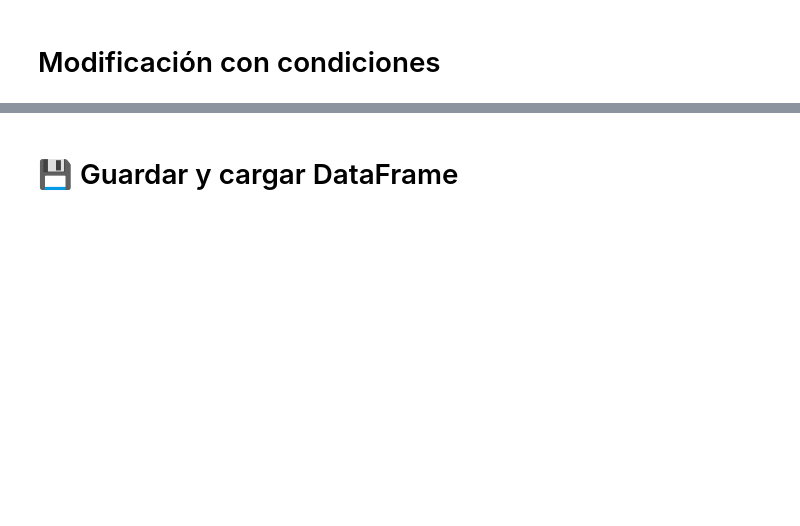
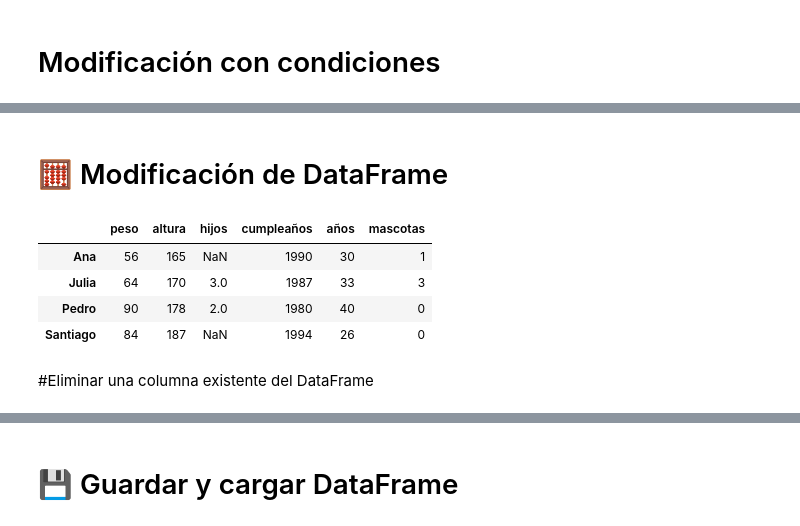
Before and after one commit to julmoram/Megapandas, a Jupyter notebook: Megapandas.ipynb, the cells around one changed output, grey strips where cells are left out. Cells and saved outputs as stored; diff of their text form; code cells hidden in the pictures; blank space fills up the shorter version.

```diff
--- a/Megapandas.ipynb
+++ b/Megapandas.ipynb
@@ -161,5 +304,2 @@ DataFrame modificado:
 # %% [markdown]
 # ➕ Agregar nueva columna
-# %%
-df["Aprobado"] = df["Puntaje"] >= 80
-print("\nDataFrame con nueva columna:\n", df)
@@ -172,0 +306,3 @@ DataFrame con nueva columna:
+# %%
+df["cumpleaños"] = [1990, 1987, 1980, 1994]
+df
@@ -173,6 +315,2 @@ DataFrame con nueva columna:
 # %% [markdown]
 # Modificación con condiciones
-# %%
-df.loc[df["Edad"] > 30, "Categoria"] = "Adulto"
-df.loc[df["Edad"] <= 30, "Categoria"] = "Joven"
-print("\nDataFrame con columna categórica:\n", df)
@@ -185,0 +317,3 @@ DataFrame con columna categórica:
+# %%
+df["años"] = 2020 - df["cumpleaños"]
+df
@@ -185,0 +326,13 @@ DataFrame con columna categórica:
+# %% [markdown]
+# 🧮 Modificación de DataFrame
+# %%
+df_mod = df.assign(mascotas = [1, 3, 0, 0])
+df_mod
+# %% [output]
+|  | peso | altura | hijos | cumpleaños | años | mascotas |
+| Ana | 56 | 165 | NaN | 1990 | 30 | 1 |
+| Julia | 64 | 170 | 3.0 | 1987 | 33 | 3 |
+| Pedro | 90 | 178 | 2.0 | 1980 | 40 | 0 |
+| Santiago | 84 | 187 | NaN | 1994 | 26 | 0 |
+# %% [markdown]
+#Eliminar una columna existente del DataFrame
```
Also changed, not shown: parts of 73 cells of this notebook.
